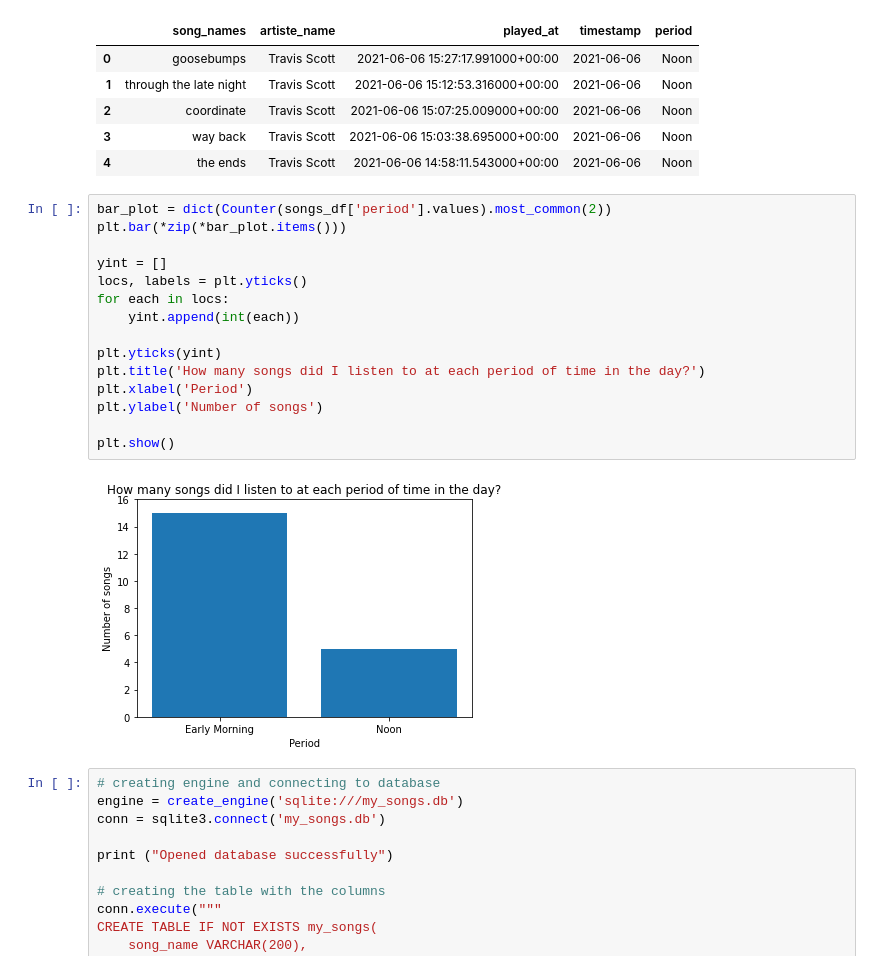
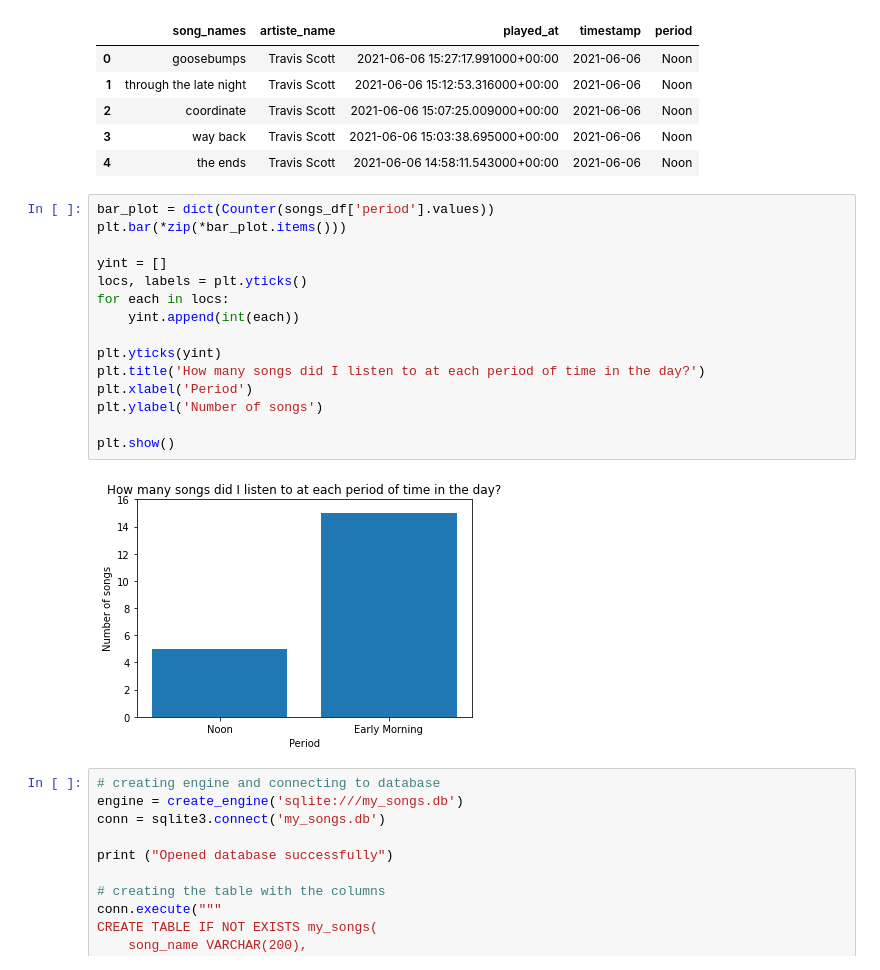
Before and after one commit to CliffLolo/ETL_Spotify, a Jupyter notebook: Scripts/etl.ipynb, the cells around one changed output. Drawn from its saved outputs; the diff is of its cells as text.

```diff
--- a/Scripts/etl.ipynb
+++ b/Scripts/etl.ipynb
@@ -229,22 +223,22 @@ songs_df.head()
 | 3 | way back | Travis Scott | 2021-06-06 15:03:38.695000+00:00 | 2021-06-06 | Noon |
 | 4 | the ends | Travis Scott | 2021-06-06 14:58:11.543000+00:00 | 2021-06-06 | Noon |
 # %%
-bar_plot = dict(Counter(songs_df['period'].values).most_common(2))
+bar_plot = dict(Counter(songs_df['period'].values))
 plt.bar(*zip(*bar_plot.items()))
 
 yint = []
 locs, labels = plt.yticks()
 for each in locs:
     yint.append(int(each))
 
 plt.yticks(yint)
 plt.title('How many songs did I listen to at each period of time in the day?')
 plt.xlabel('Period')
 plt.ylabel('Number of songs')
 
 plt.show()
 # %% [output]
-[figure, old version]
+[figure, new version]
 # %%
 # creating engine and connecting to database
 engine = create_engine('sqlite:///my_songs.db')
```
Also changed, not shown: parts of 5 cells of this notebook.
